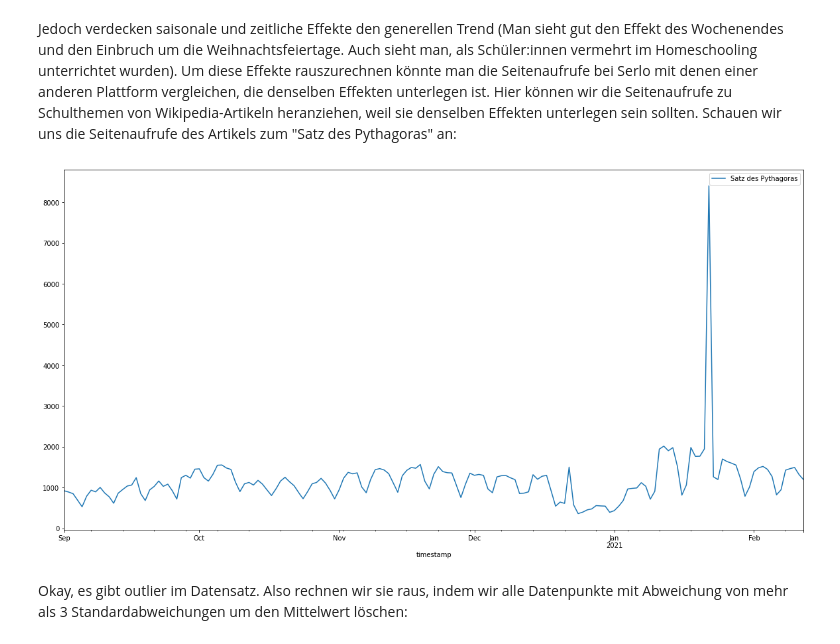
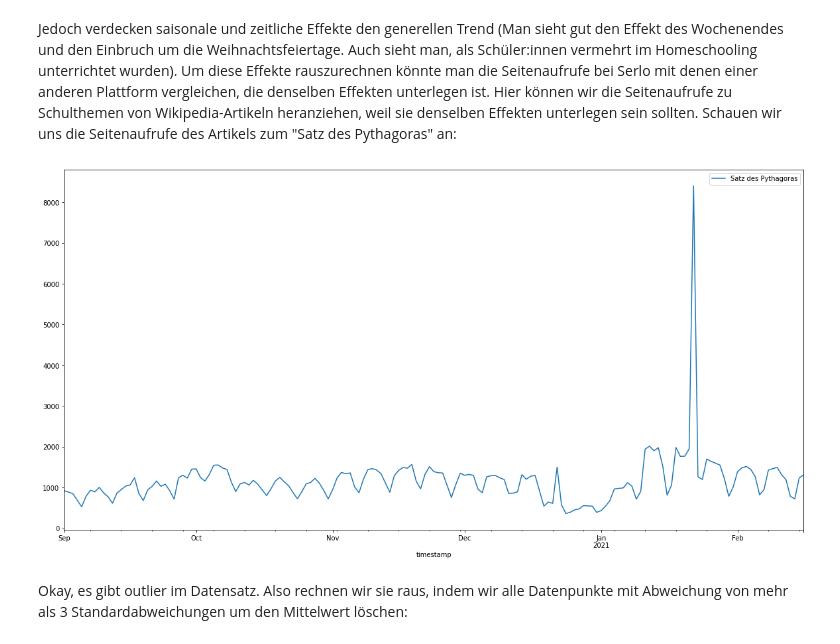
Before and after one commit to kulla/serlo-evaluations, a Jupyter notebook: Entwicklung der Seitenaufrufe bei Serlo.ipynb, the cells around one changed output. Saved outputs shown, nothing was run; the diff lists cells and outputs as text; code cells hidden in the pictures.

```diff
--- a/Entwicklung der Seitenaufrufe bei Serlo.ipynb
+++ b/Entwicklung der Seitenaufrufe bei Serlo.ipynb
@@ -28,35 +28,35 @@ import requests
 import pandas as pd
 
 from datetime import date, timedelta
 
 start_time = date(2020, 9, 1)
 # end_time = date.today() - timedelta(days=1)
-end_time = date(2021,2,13)
+end_time = date(2021,2,16)
 
 def read_wikipedia_pageviews(title):
     user_agent = "MyJupyterEvaluations/1.0 (https://github.com/kulla/serlo-evaluations; https://de.wikibooks.org/wiki/Benutzer:Stephan_Kulla)"
     encoded_title = title.replace(" ", "_")
     url = """
         https://wikimedia.org/api/rest_v1/metrics/pageviews
         /per-article/de.wikipedia.org
         /all-access/user/%s/daily/%s/%s
     """ % (encoded_title, start_time.strftime("%Y%m%d"), end_time.strftime("%Y%m%d"))
     url = url.replace(" ", "").replace("\n", "")
     req = requests.get(url, headers={ "User-Agent": user_agent })
 
     items = req.json()["items"]
 
     result = pd.DataFrame({
         "timestamp": [ pd.Timestamp(item["timestamp"][:-2]) for item in items ],
         "views": [ item["views"] for item in items ]
     })
     result = result.set_index("timestamp").rename(columns={"views": title})
     return result
 
 read_wikipedia_pageviews("Satz des Pythagoras").plot(figsize=(20,10))
 plt.show()
 # %% [output]
-[figure, old version]
+[figure, new version]
 # %% [markdown]
 Okay, es gibt outlier im Datensatz. Also rechnen wir sie raus, indem wir alle Datenpunkte mit Abweichung von mehr als 3 Standardabweichungen um den Mittelwert löschen:
 # %%
```
Also changed, not shown: parts of 5 cells of this notebook.
